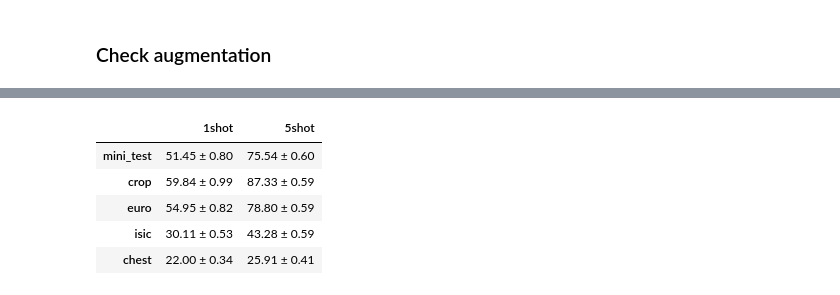
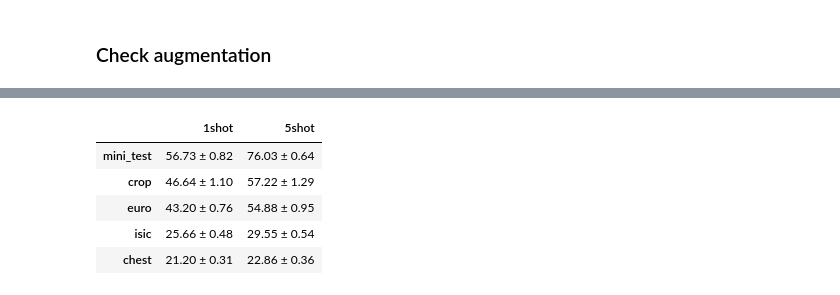
Before and after one commit to kimyuji/Fine-tune-with-Few-Samples, a Jupyter notebook: check_acc.ipynb, the cells around one changed output, grey strips where cells are left out. Drawn from its saved outputs; the diff is of its cells as text; code cells hidden in the pictures.

```diff
--- a/check_acc.ipynb
+++ b/check_acc.ipynb
@@ -43,7 +60,7 @@ result = pd.DataFrame(None, index=datas, columns=['1shot', '5shot'])
 for data in result.index:
     for bs in result.columns:
         path = "./logs/baseline/output/resnet10_simclr_LS_default/{}/05way_00{}_head_default/".format(data, bs)
-        test_acc = pd.read_csv(path+"test_history_mixup_v3.csv", index_col='Unnamed: 0')
+        test_acc = pd.read_csv(path+"test_history_cutmix_v1_30_70.csv", index_col='Unnamed: 0')
         acc = '{:.2f} ± {:.2f}'.format(test_acc.mean()[-1] * 100,
                                          1.96 * test_acc.std()[-1] / np.sqrt(600) * 100)
         result.loc[data][bs] = acc
@@ -93,0 +141,16 @@ Clipping input data to the valid range for imshow with RGB data ([0..1] for floa
+# %%
+df = pd.DataFrame()
+for data in datas:
+    path = './logs/baseline/output/resnet10_simclr_LS_default/{}/05way_001shot_head_default/test_history_cutmix_v1_30_70.csv'.format(data)
+    test_acc = pd.read_csv(path, index_col='Unnamed: 0')
+    epg = test_acc.max(axis=1) / test_acc.iloc[:,-1]
+    df = pd.concat([df, epg], axis = 1)
+fig = plt.figure(figsize=(18,6))
+ax = fig.add_subplot(1, 1, 1)
+ax.set_xticklabels(["miniImageNet Test", "CropDisease", "EuroSAT", "ISIC", "ChestX"], fontsize=23)
+ax.boxplot(df)
+#plt.title("5 way 1 shot", fontsize = 25)
+plt.xlabel("Target dataset", fontsize = 20)
+plt.ylabel("Expected Performance Gain", fontsize = 20)
+plt.yticks(np.arange(0.5, 5.0, step=0.5) ,fontsize = 20)
+plt.show()
@@ -93,0 +159,16 @@ Clipping input data to the valid range for imshow with RGB data ([0..1] for floa
+# %%
+df = pd.DataFrame()
+for data in datas:
+    path = './logs/baseline/output/resnet10_simclr_LS_default/{}/05way_001shot_head_default/test_history_mixup_v1_30_70.csv'.format(data)
+    test_acc = pd.read_csv(path, index_col='Unnamed: 0')
+    epg = test_acc.max(axis=1) / test_acc.iloc[:,-1]
+    df = pd.concat([df, epg], axis = 1)
+fig = plt.figure(figsize=(18,6))
+ax = fig.add_subplot(1, 1, 1)
+ax.set_xticklabels(["miniImageNet Test", "CropDisease", "EuroSAT", "ISIC", "ChestX"], fontsize=23)
+ax.boxplot(df)
+#plt.title("5 way 1 shot", fontsize = 25)
+plt.xlabel("Target dataset", fontsize = 20)
+plt.ylabel("Expected Performance Gain", fontsize = 20)
+plt.yticks(np.arange(0.5, 5.0, step=0.5) ,fontsize = 20)
+plt.show()
@@ -94,17 +177,17 @@ Clipping input data to the valid range for imshow with RGB data ([0..1] for floa
 # %%
 result = pd.DataFrame(None, index=datas, columns=['1shot', '5shot'])
 for data in result.index:
     for bs in result.columns:
         path = "./logs/baseline/output/resnet10_simclr_LS_default/{}/05way_00{}_head_default/".format(data, bs)
-        test_acc = pd.read_csv(path+"test_history_strong_aug.csv", index_col='Unnamed: 0')
+        test_acc = pd.read_csv(path+"test_history_manifold_mixup.csv", index_col='Unnamed: 0')
         acc = '{:.2f} ± {:.2f}'.format(test_acc.mean()[-1] * 100,
                                          1.96 * test_acc.std()[-1] / np.sqrt(600) * 100)
         result.loc[data][bs] = acc
 display(result)
 # %% [output]
 |  | 1shot | 5shot |
-| mini_test | 51.45 ± 0.80 | 75.54 ± 0.60 |
-| crop | 59.84 ± 0.99 | 87.33 ± 0.59 |
-| euro | 54.95 ± 0.82 | 78.80 ± 0.59 |
-| isic | 30.11 ± 0.53 | 43.28 ± 0.59 |
-| chest | 22.00 ± 0.34 | 25.91 ± 0.41 |
+| mini_test | 56.73 ± 0.82 | 76.03 ± 0.64 |
+| crop | 46.64 ± 1.10 | 57.22 ± 1.29 |
+| euro | 43.20 ± 0.76 | 54.88 ± 0.95 |
+| isic | 25.66 ± 0.48 | 29.55 ± 0.54 |
+| chest | 21.20 ± 0.31 | 22.86 ± 0.36 |
```
Also changed, not shown: parts of 15 cells of this notebook, 9 other files.
